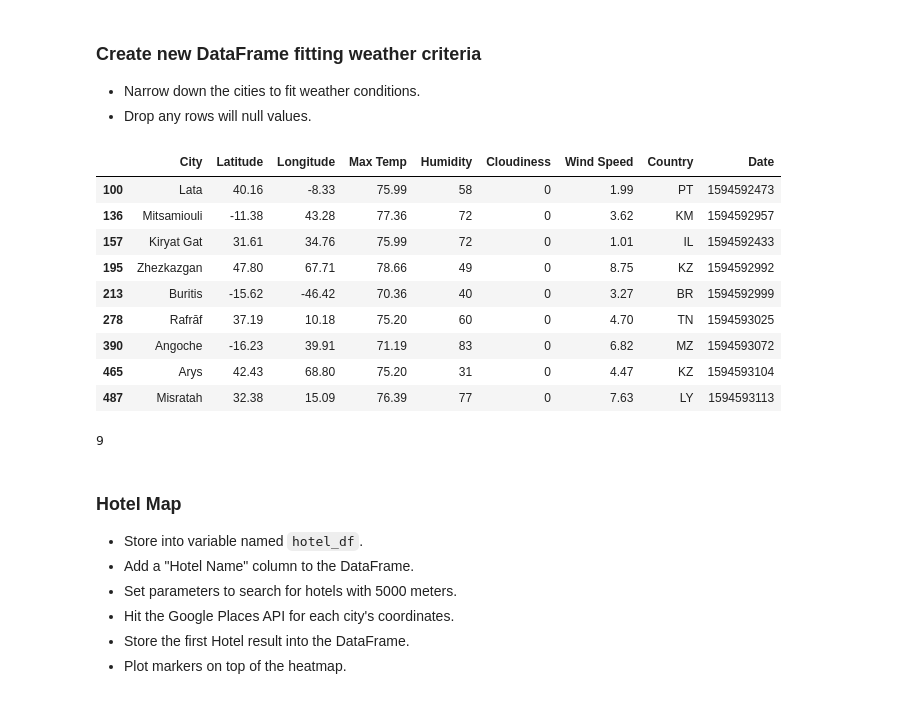
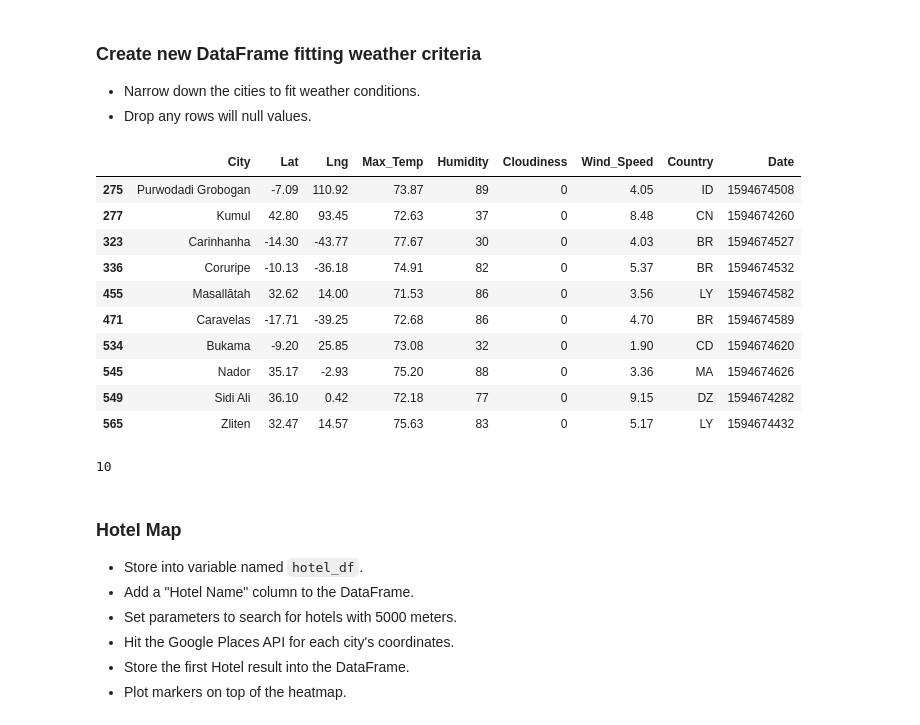
Before and after one commit to charlim26/python-api-challenge, a Jupyter notebook: WeatherPy/VacationPy.ipynb, the cells around one changed output. Drawn from its saved outputs; the diff is of its cells as text; code cells hidden in the pictures.

```diff
--- a/WeatherPy/VacationPy.ipynb
+++ b/WeatherPy/VacationPy.ipynb
@@ -54,24 +54,25 @@ fig
 * Narrow down the cities to fit weather conditions.
 * Drop any rows will null values.
 # %%
-cities_narrow = city_data_df.loc[(city_data_df["Max Temp"]>70) & (city_data_df["Max Temp"]<80)&(city_data_df["Wind Speed"]<10)&(city_data_df["Cloudiness"]==0),:]
+cities_narrow = city_data_df.loc[(city_data_df["Max_Temp"]>70) & (city_data_df["Max_Temp"]<80)&(city_data_df["Wind_Speed"]<10)&(city_data_df["Cloudiness"]==0),:].tail(10)
 cities_narrow = cities_narrow.dropna(how="any")
 cities_narrow
 # %% [output]
-|  | City | Latitude | Longitude | Max Temp | Humidity | Cloudiness | Wind Speed | Country | Date |
-| 100 | Lata | 40.16 | -8.33 | 75.99 | 58 | 0 | 1.99 | PT | 1594592473 |
-| 136 | Mitsamiouli | -11.38 | 43.28 | 77.36 | 72 | 0 | 3.62 | KM | 1594592957 |
-| 157 | Kiryat Gat | 31.61 | 34.76 | 75.99 | 72 | 0 | 1.01 | IL | 1594592433 |
-| 195 | Zhezkazgan | 47.80 | 67.71 | 78.66 | 49 | 0 | 8.75 | KZ | 1594592992 |
-| 213 | Buritis | -15.62 | -46.42 | 70.36 | 40 | 0 | 3.27 | BR | 1594592999 |
-| 278 | Rafrāf | 37.19 | 10.18 | 75.20 | 60 | 0 | 4.70 | TN | 1594593025 |
-| 390 | Angoche | -16.23 | 39.91 | 71.19 | 83 | 0 | 6.82 | MZ | 1594593072 |
-| 465 | Arys | 42.43 | 68.80 | 75.20 | 31 | 0 | 4.47 | KZ | 1594593104 |
-| 487 | Misratah | 32.38 | 15.09 | 76.39 | 77 | 0 | 7.63 | LY | 1594593113 |
+|  | City | Lat | Lng | Max_Temp | Humidity | Cloudiness | Wind_Speed | Country | Date |
+| 275 | Purwodadi Grobogan | -7.09 | 110.92 | 73.87 | 89 | 0 | 4.05 | ID | 1594674508 |
+| 277 | Kumul | 42.80 | 93.45 | 72.63 | 37 | 0 | 8.48 | CN | 1594674260 |
+| 323 | Carinhanha | -14.30 | -43.77 | 77.67 | 30 | 0 | 4.03 | BR | 1594674527 |
+| 336 | Coruripe | -10.13 | -36.18 | 74.91 | 82 | 0 | 5.37 | BR | 1594674532 |
+| 455 | Masallātah | 32.62 | 14.00 | 71.53 | 86 | 0 | 3.56 | LY | 1594674582 |
+| 471 | Caravelas | -17.71 | -39.25 | 72.68 | 86 | 0 | 4.70 | BR | 1594674589 |
+| 534 | Bukama | -9.20 | 25.85 | 73.08 | 32 | 0 | 1.90 | CD | 1594674620 |
+| 545 | Nador | 35.17 | -2.93 | 75.20 | 88 | 0 | 3.36 | MA | 1594674626 |
+| 549 | Sidi Ali | 36.10 | 0.42 | 72.18 | 77 | 0 | 9.15 | DZ | 1594674282 |
+| 565 | Zliten | 32.47 | 14.57 | 75.63 | 83 | 0 | 5.17 | LY | 1594674432 |
 # %%
 len(cities_narrow)
 # %% [output]
-9
+10
 # %% [markdown]
 ### Hotel Map
 * Store into variable named `hotel_df`.
```
Also changed, not shown: parts of 7 cells of this notebook, 27 other files.
